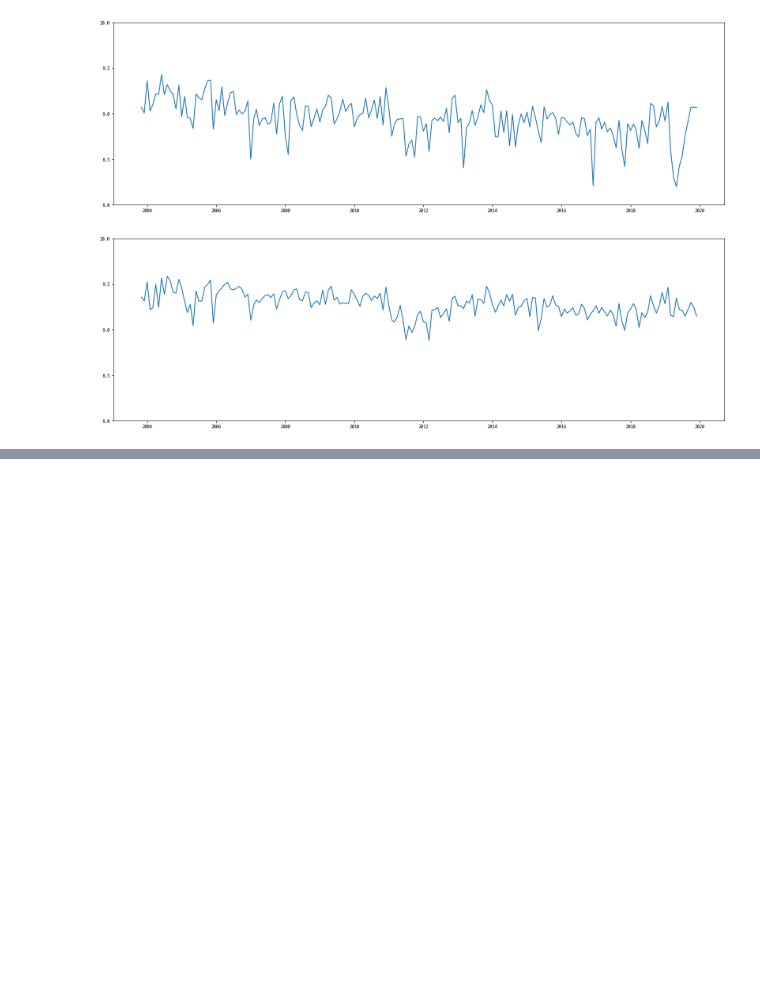
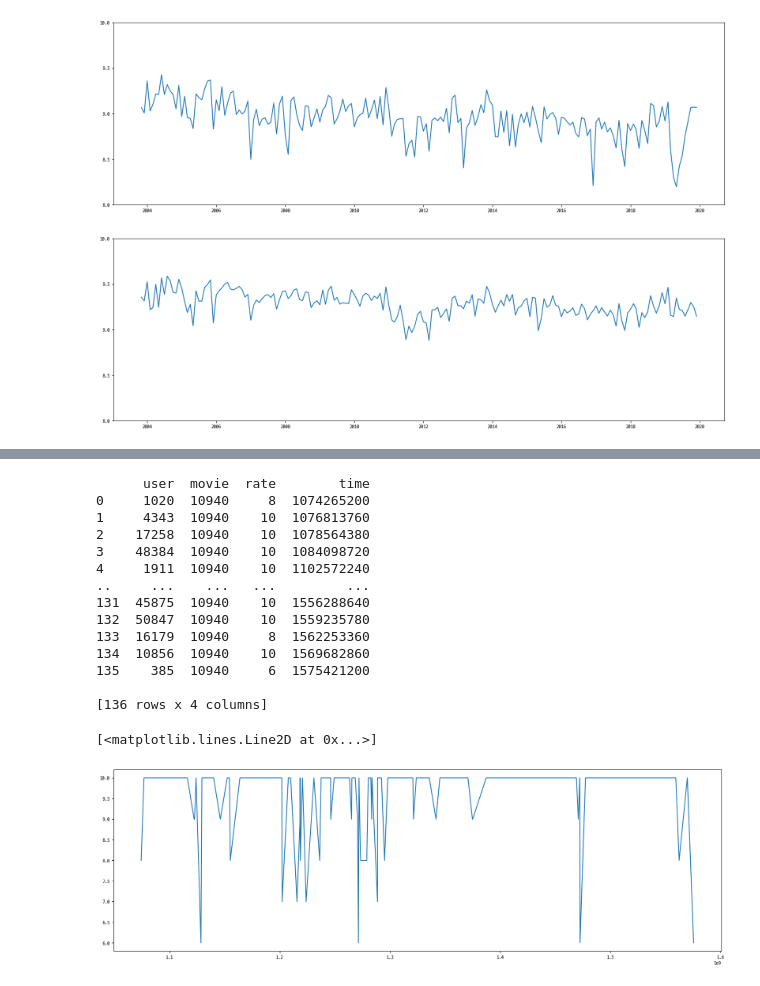
Before and after one commit to sayoonnn/codyssey, a Jupyter notebook: step01/p02/03/movie.ipynb, the cells around one changed output, grey strips where cells are left out. Cells and saved outputs as stored; diff of their text form; code cells hidden in the pictures; blank space fills up the shorter version.

```diff
--- a/step01/p02/03/movie.ipynb
+++ b/step01/p02/03/movie.ipynb
@@ -215,3 +252,26 @@ df_movie_rates.head(30)
+# %%
+terminater = df_rates[df_rates['movie'] == 10940].sort_values('time').reset_index(drop=True)
+print(terminater)
+
+plt.figure(figsize=(20, 6))
+plt.plot(terminater['time'], terminater['rate'])
+# %% [output]
+      user  movie  rate        time
+0     1020  10940     8  1074265200
+1     4343  10940    10  1076813760
+2    17258  10940    10  1078564380
+3    48384  10940    10  1084098720
+4     1911  10940    10  1102572240
+..     ...    ...   ...         ...
+131  45875  10940    10  1556288640
+132  50847  10940    10  1559235780
+133  16179  10940     8  1562253360
+134  10856  10940    10  1569682860
+135    385  10940     6  1575421200
+
+[136 rows x 4 columns]
+[<matplotlib.lines.Line2D at 0x...>]
+[figure, added]
 # %%
 df_movie_rates.sort_values('user', ascending=False).head(30)
 # %% [output]
```
Also changed, not shown: parts of 6 cells of this notebook, 7 other files.
